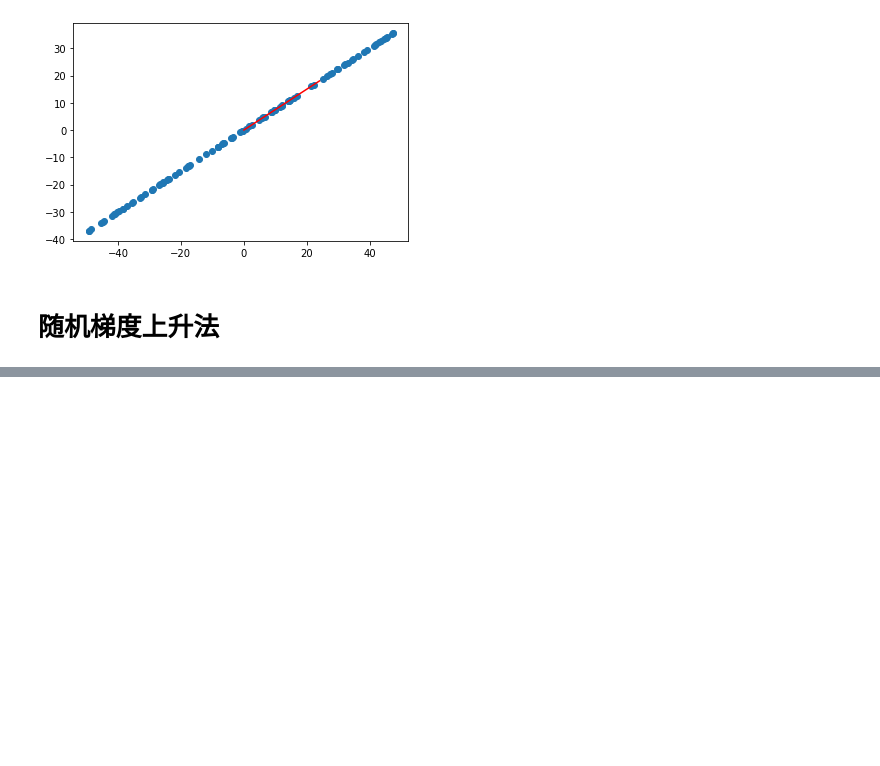
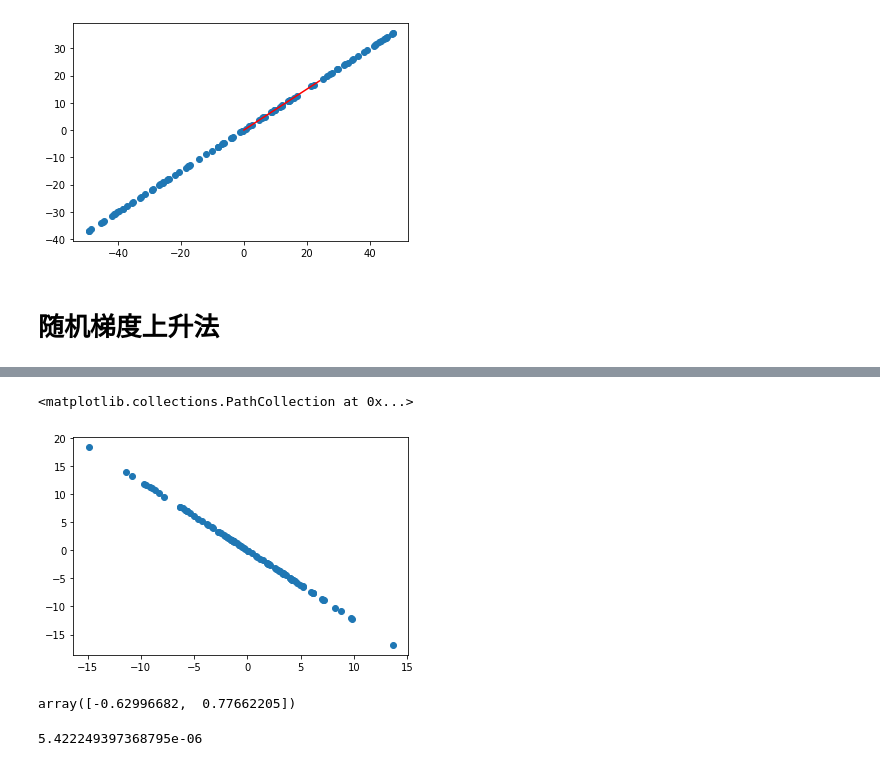
Before and after one commit to ymurong/machine-learning-practice-notebooks, a Jupyter notebook: PCA/使用梯度上升法实现PCA.ipynb, the cells around one changed output, grey strips where cells are left out. Drawn from its saved outputs; the diff is of its cells as text; code cells hidden in the pictures; blank space fills up the shorter version.

Commit message:
add first n components

```diff
--- a/PCA/使用梯度上升法实现PCA.ipynb
+++ b/PCA/使用梯度上升法实现PCA.ipynb
@@ -174,0 +196,6 @@ array([0.79102149, 0.61178836])
+# %%
+initial_w = np.random.random(X.shape[1]) # 注意2：不能用0向量开始
+eta = 0.001
+# 注意3： 不能使用StandardScaler标准化数据
+w = gradient_ascent(df_debug, X_demean, initial_w, eta)
+w
@@ -174,0 +227,3 @@ array([0.79102149, 0.61178836])
+# %%
+X2 = X_demean - (X_demean @ w).reshape(-1,1) * w.reshape(1,-1)
+X2
@@ -174,0 +248,31 @@ array([0.79102149, 0.61178836])
+# %%
+plt.scatter(X2[:,0],X2[:,1])
+# %% [output]
+<matplotlib.collections.PathCollection at 0x...>
+[figure, added]
+# %%
+initial_w = np.random.random(X.shape[1]) # 注意2：不能用0向量开始
+eta = 0.001
+# 注意3： 不能使用StandardScaler标准化数据
+w2 = gradient_ascent(df_math, X2, initial_w, eta)
+w2
+# %% [output]
+array([-0.62996682,  0.77662205])
+# %%
+def first_n_components(n, X, eta = 0.01, n_iters = 1e4, epsilon = 1e-8):
+    X_pca = X.copy()
+    X_pca = demean(X_pca)
+
+    res = []
+    for i in range(n):
+        initial_w = np.random.random(X_pca.shape[1])
+        w = gradient_ascent(df_math,X_pca,initial_w,eta)
+        res.append(w)
+
+        X_pca = X_pca - (X_pca @ w).reshape(-1,1) * w.reshape(1,-1)
+    return res
+
+W = first_n_components(2,X)
+W[0] @ W [1]
+# %% [output]
+5.422249397368795e-06
```
Also changed, not shown: parts of 11 cells of this notebook.
